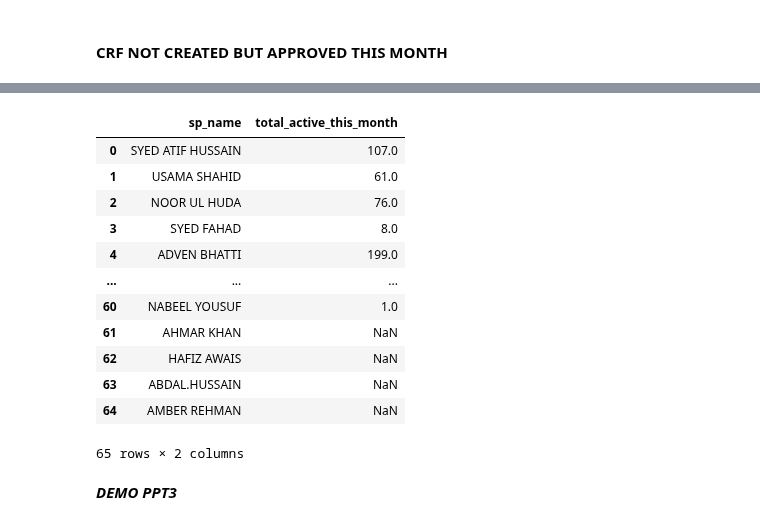
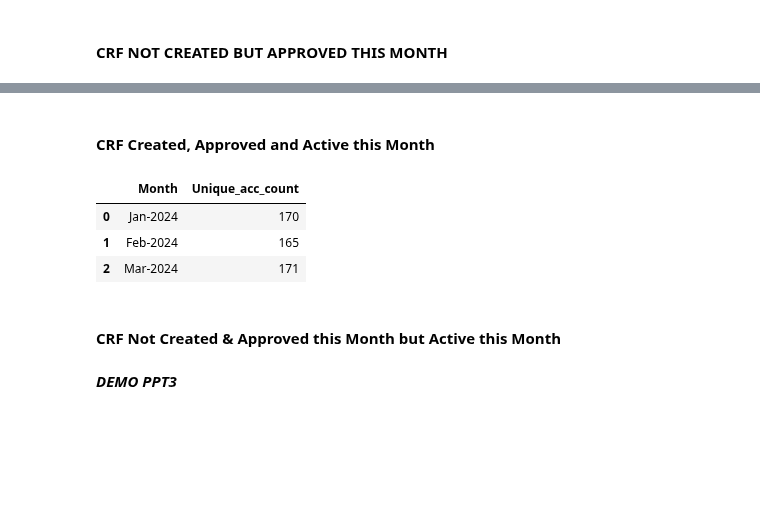
Before and after one commit to TahaDataAlchemy/BLUE-EX-Domestic-Auto, a Jupyter notebook: ETL.ipynb, the cells around one changed output, grey strips where cells are left out. Drawn from its saved outputs; the diff is of its cells as text; code cells hidden in the pictures; blank space fills up the shorter version.

```diff
--- a/ETL.ipynb
+++ b/ETL.ipynb
@@ -1663,16 +1645,0 @@ result_df = pd.merge(df_sp1, total_active_this_month, on='sp_name', how='outer')
-# %%
-result_df
-# %% [output]
-|  | sp_name | total_active_this_month |
-| 0 | SYED ATIF HUSSAIN | 107.0 |
-| 1 | USAMA SHAHID | 61.0 |
-| 2 | NOOR UL HUDA | 76.0 |
-| 3 | SYED FAHAD | 8.0 |
-| 4 | ADVEN BHATTI | 199.0 |
-| ... | ... | ... |
-| 60 | NABEEL YOUSUF | 1.0 |
-| 61 | AHMAR KHAN | NaN |
-| 62 | HAFIZ AWAIS | NaN |
-| 63 | ABDAL.HUSSAIN | NaN |
-| 64 | AMBER REHMAN | NaN |
-65 rows × 2 columns
@@ -1678,0 +1650,2 @@ result_df
+# %% [markdown]
+#### CRF Created, Approved and Active this Month
@@ -1678,0 +1700,9 @@ result_df
+# %%
+crf_created_app_first_cn
+# %% [output]
+|  | Month | Unique_acc_count |
+| 0 | Jan-2024 | 170 |
+| 1 | Feb-2024 | 165 |
+| 2 | Mar-2024 | 171 |
+# %% [markdown]
+#### CRF Not Created & Approved this Month but Active this Month
```
Also changed, not shown: parts of 12 cells of this notebook.
